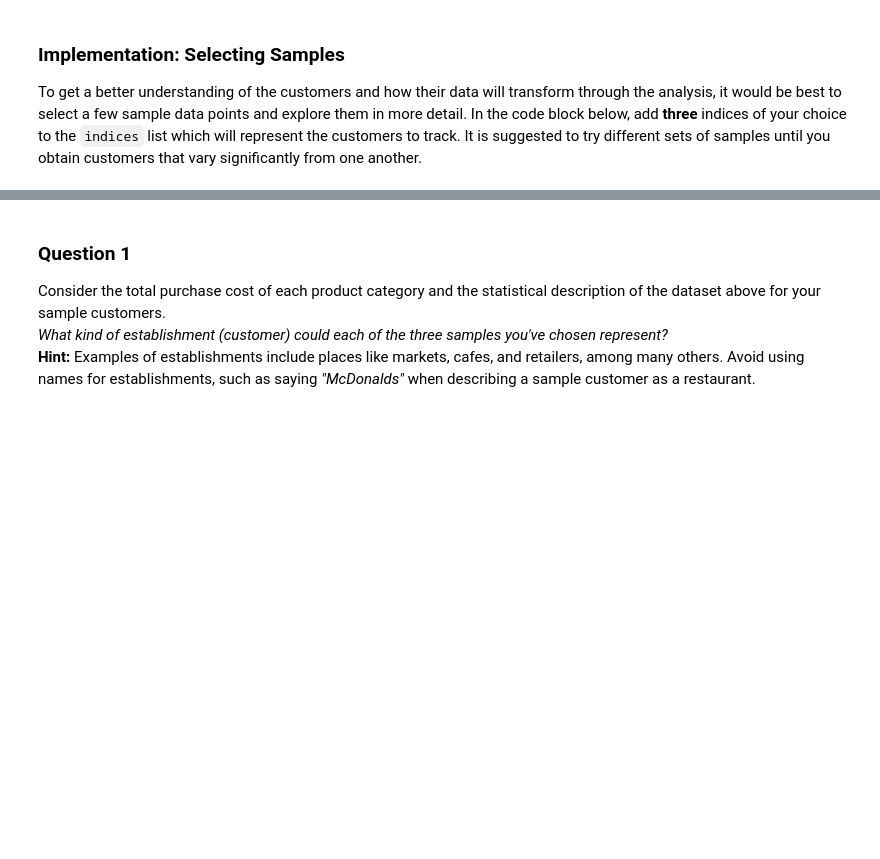
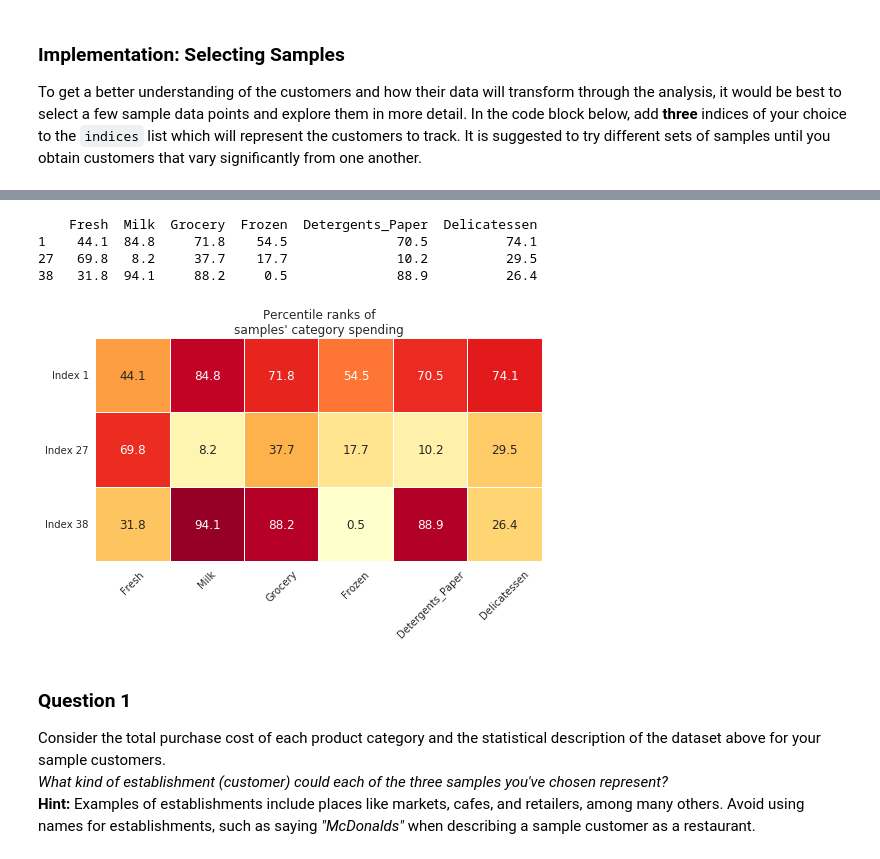
Before and after one commit to fanyishu123/customer_segment, a Jupyter notebook: customer_segments.ipynb, the cells around one changed output, grey strips where cells are left out. Cells and saved outputs as stored; diff of their text form; code cells hidden in the pictures; blank space fills up the shorter version.

```diff
--- a/customer_segments.ipynb
+++ b/customer_segments.ipynb
@@ -79,5 +78,24 @@ Chosen samples of wholesale customers dataset:
 [figure]
 [figure]
+# %%
+import matplotlib.pyplot as plt
+import seaborn as sns
+
+# look at percentile ranks
+pcts = 100. * data.rank(axis=0, pct=True).iloc[indices].round(decimals=3)
+print pcts
+
+# visualize percentiles with heatmap
+sns.heatmap(pcts, annot=True, linewidth=.1, vmax=99, fmt='.1f', cmap='YlOrRd', square=True, cbar=False)
+plt.yticks([2.5,1.5,.5], ['Index '+str(x) for x in indices], rotation='horizontal')
+plt.xticks(rotation=45, ha='center')
+plt.title('Percentile ranks of\nsamples\' category spending');
+# %% [output]
+    Fresh  Milk  Grocery  Frozen  Detergents_Paper  Delicatessen
+1    44.1  84.8     71.8    54.5              70.5          74.1
+27   69.8   8.2     37.7    17.7              10.2          29.5
+38   31.8  94.1     88.2     0.5              88.9          26.4
+[figure, added]
 # %% [markdown]
 ### Question 1
 Consider the total purchase cost of each product category and the statistical description of the dataset above for your sample customers.
```
Also changed, not shown: parts of 4 cells of this notebook, 1 other file.
